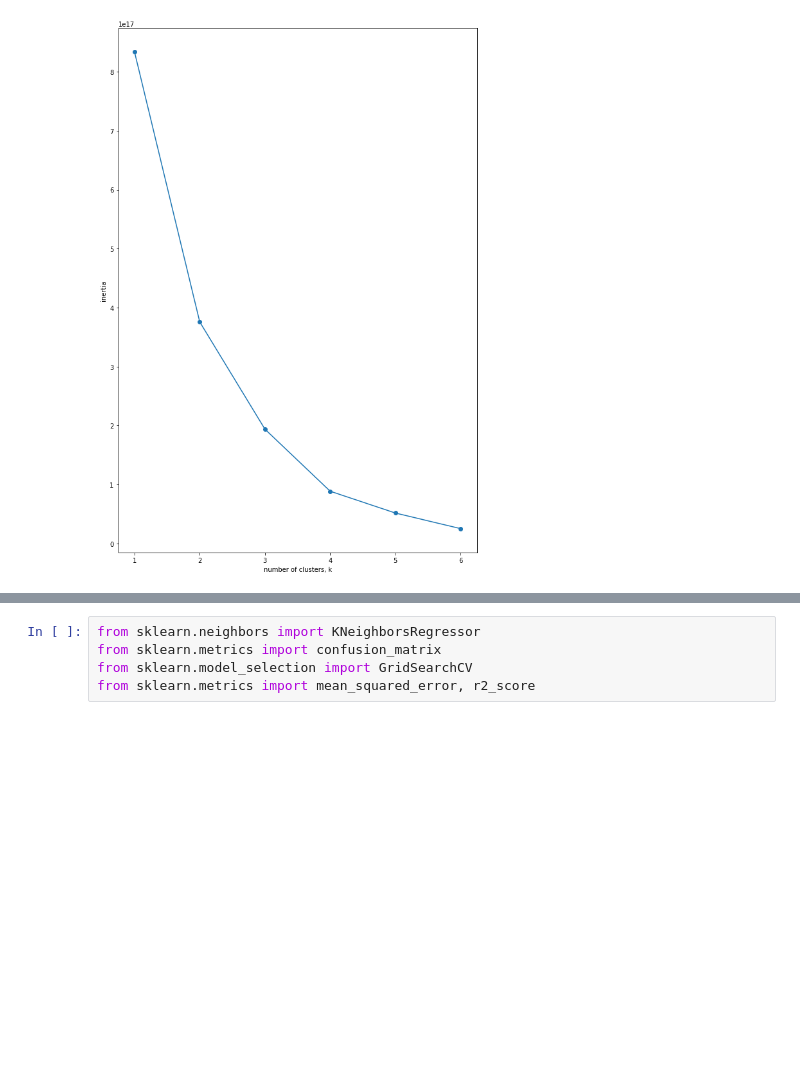
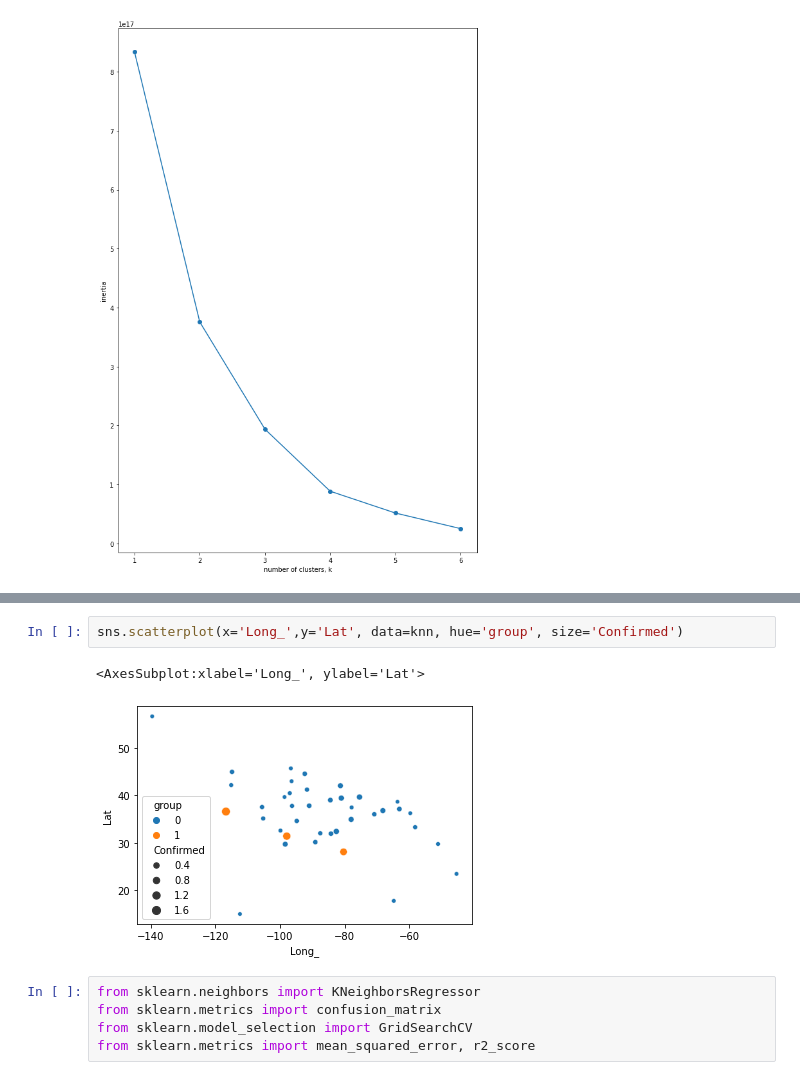
Before and after one commit to asullivan42/COVID_Bubble_Estimator, a Jupyter notebook: Regression_Analysis.ipynb, the cells around one changed output, grey strips where cells are left out. Drawn from its saved outputs; the diff is of its cells as text; blank space fills up the shorter version.

```diff
--- a/Regression_Analysis.ipynb
+++ b/Regression_Analysis.ipynb
@@ -672,3 +726,8 @@ plt.show()
+# %%
+sns.scatterplot(x='Long_',y='Lat', data=knn, hue='group', size='Confirmed')
+# %% [output]
+<AxesSubplot:xlabel='Long_', ylabel='Lat'>
+[figure, added]
 # %%
 from sklearn.neighbors import KNeighborsRegressor
 from sklearn.metrics import confusion_matrix
```
Also changed, not shown: parts of 12 cells of this notebook, 10 other files.
